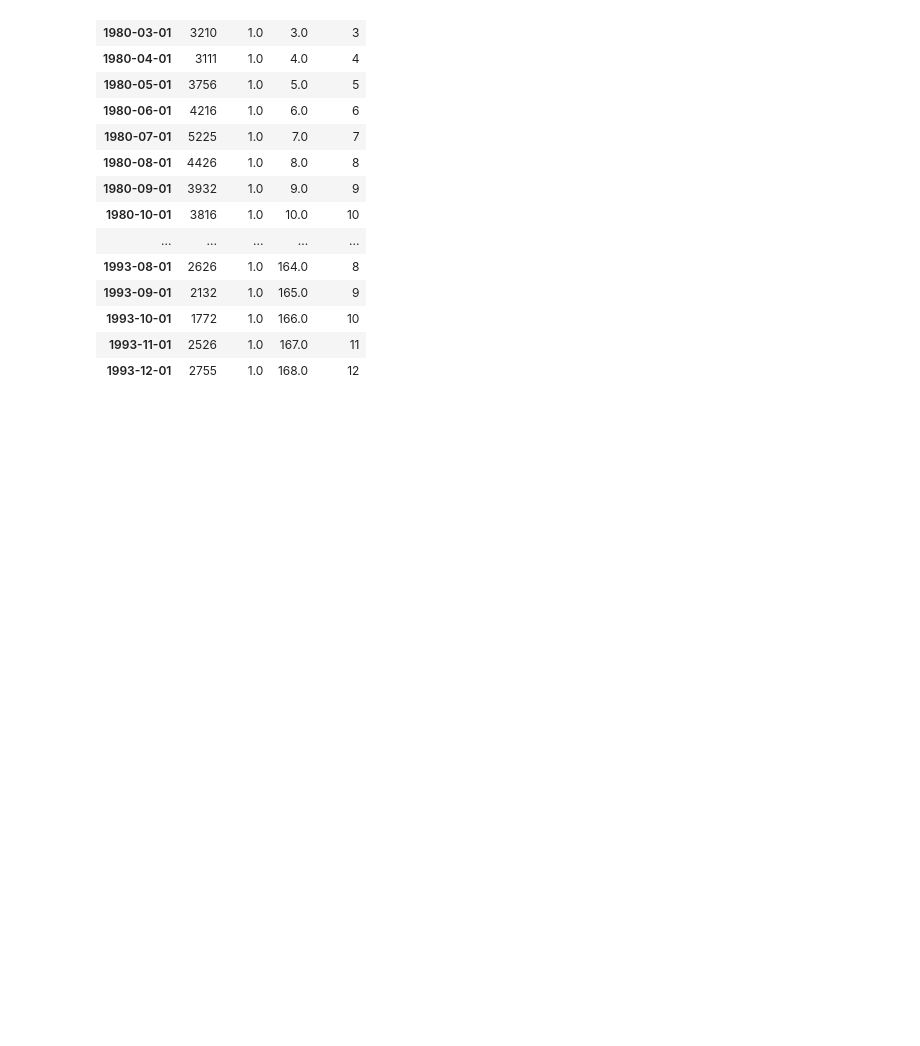
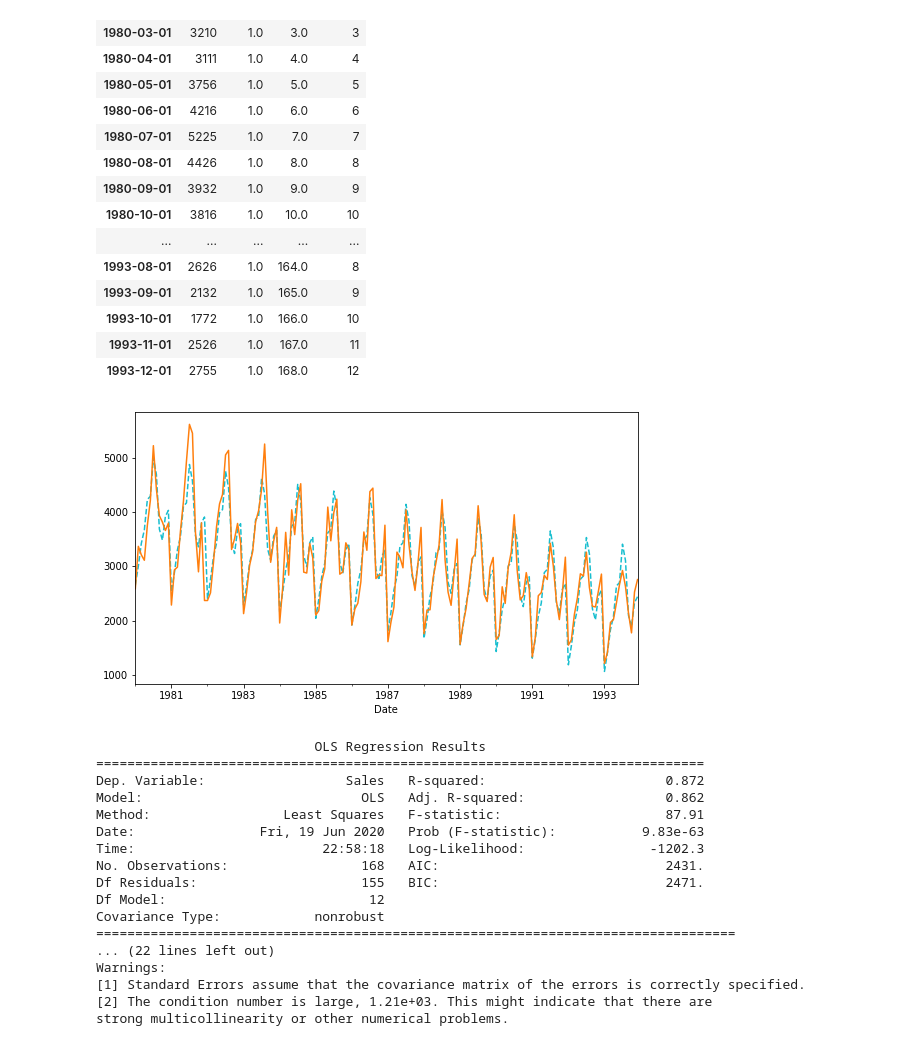
Before and after one commit to Damilare1989/Business-Analytics-Exercises, a Jupyter notebook: Chap17_8.ipynb, the cells around one changed output. Drawn from its saved outputs; the diff is of its cells as text; code cells hidden in the pictures; blank space fills up the shorter version.

```diff
--- a/Chap17_8.ipynb
+++ b/Chap17_8.ipynb
@@ -81,3 +91,5 @@ sales_df
 | 1995-05-01 | 2612 | 1.0 | 185.0 | 5 |
 | 1995-06-01 | 2967 | 1.0 | 186.0 | 6 |
 | 1995-07-01 | 3179 | 1.0 | 187.0 | 7 |
+# %%
+sales_till_93 = sales_df[0:168]
@@ -112,4 +172,32 @@ train_df
 # %%
 #fit additive seasonality to the time series
 
-sales_lm = sm.ols(formula = 'Sales ~ trend + C(Month)', data = train_df)
+sales_lm_trendseason = sm.ols(formula = 'Sales ~ trend + C(Month)', data = train_df).fit()
+
+#Training set vs forecast plot
+plt.figure(figsize = (9, 5))
+sales_lm_trendseason.predict(train_df).plot(color='C9', linestyle='dashed')
+sales_till_93.Sales.plot(color='C1')
+
+
+plt.show()
+print(sales_lm_trendseason.summary())
+# %% [output]
+[figure, added]
+                            OLS Regression Results
+==============================================================================
+Dep. Variable:                  Sales   R-squared:                       0.872
+Model:                            OLS   Adj. R-squared:                  0.862
+Method:                 Least Squares   F-statistic:                     87.91
+Date:                Fri, 19 Jun 2020   Prob (F-statistic):           9.83e-63
+Time:                        22:58:18   Log-Likelihood:                -1202.3
+No. Observations:                 168   AIC:                             2431.
+Df Residuals:                     155   BIC:                             2471.
+Df Model:                          12
+Covariance Type:            nonrobust
+==================================================================================
+... (22 lines left out)
+Warnings:
+[1] Standard Errors assume that the covariance matrix of the errors is correctly specified.
+[2] The condition number is large, 1.21e+03. This might indicate that there are
+strong multicollinearity or other numerical problems.
```
Also changed, not shown: parts of 13 cells of this notebook, 5 other files.
